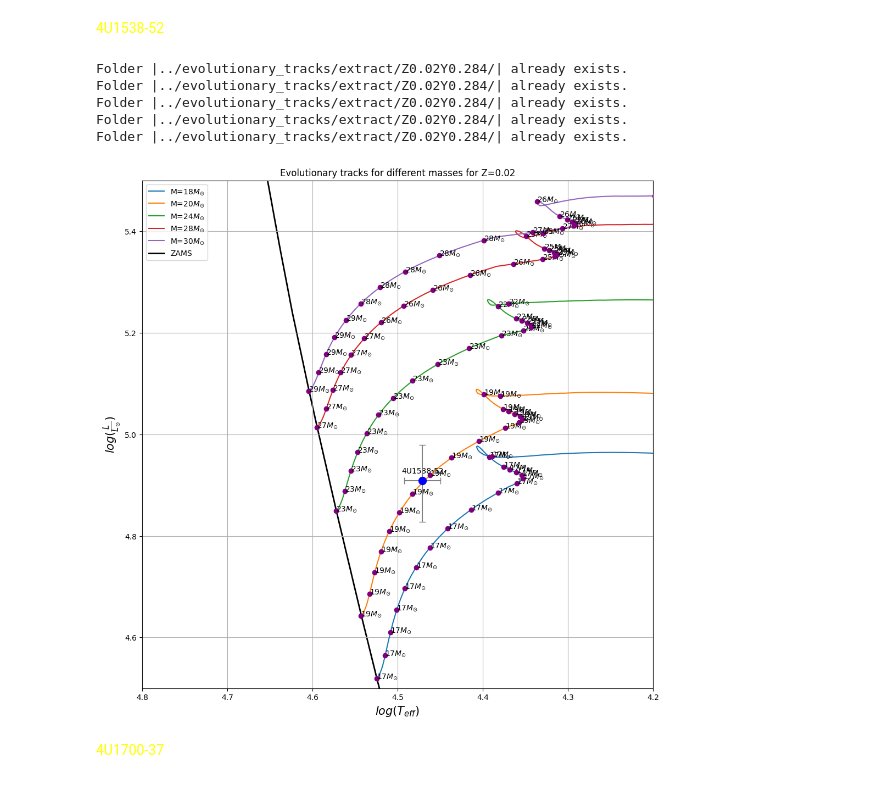
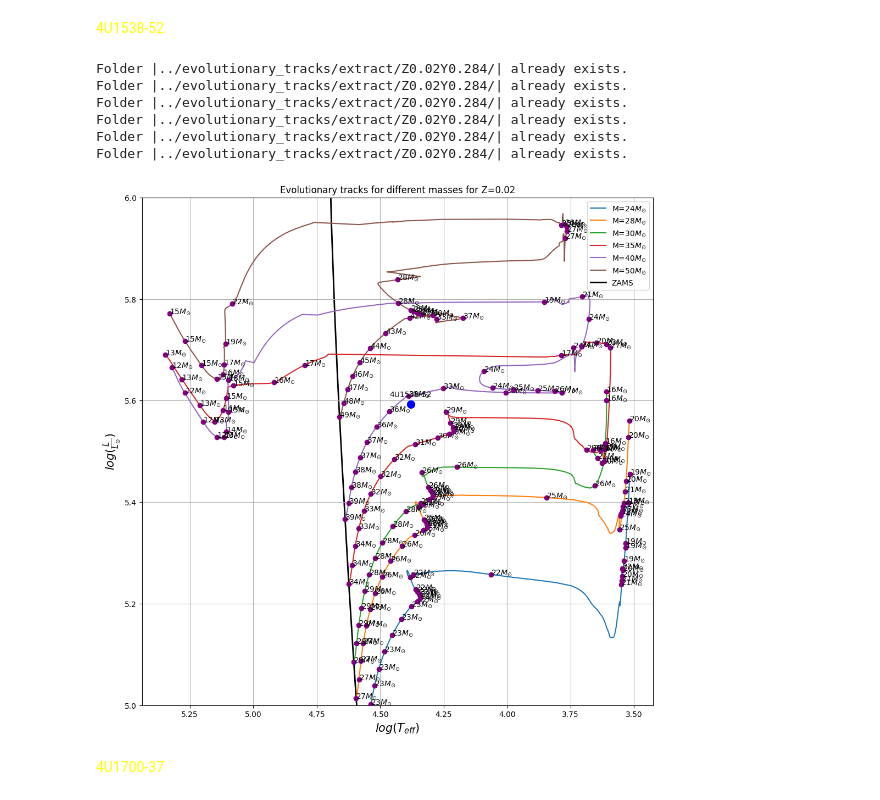
Before and after one commit to LvV210/MasterProject, a Jupyter notebook: HMXBparameters/Mass_determination_HRD.ipynb, the cells around one changed output. Drawn from its saved outputs; the diff is of its cells as text; code cells hidden in the pictures.

```diff
--- a/HMXBparameters/Mass_determination_HRD.ipynb
+++ b/HMXBparameters/Mass_determination_HRD.ipynb
@@ -14,4 +14,4 @@ from IPython.display import Markdown as md
 # %% [markdown]
 <font color='yellow'>Import stellar parameters</font>
 # %%
-df_MRL = pd.read_csv("../tables/results/ALLPARAMETERS.csv")
+df_MRL = pd.read_csv("../tables/results/ALLPARAMETERSfinal.csv")
@@ -380,14 +345,14 @@ Folder |../evolutionary_tracks/extract/Z0.02Y0.284/| already exists.
 # %%
 # Object
 id = '4U1538-52'
-logTeff_obj = df_MRL.loc[df_MRL['id'] == id, 'logTeff'].reset_index(drop=True).at[0]
-logTeff_err_obj = df_MRL.loc[df_MRL['id'] == id, 'logTeff_err'].reset_index(drop=True).at[0]
-logL_obj = df_MRL.loc[df_MRL['id']== id, 'logL_true/L_sun'].reset_index(drop=True).at[0]
-logL_err_obj = [[df_MRL.loc[df_MRL['id']== id, 'logL_true/L_sun_err_low'].reset_index(drop=True).at[0]], [df_MRL.loc[df_MRL['id']== id, 'logL_true/L_sun_err_high'].reset_index(drop=True).at[0]]]
+logTeff_obj = np.log10(df_MRL.loc[df_MRL['id'] == id, 'Teff_final'].reset_index(drop=True).at[0])
+logTeff_err_obj = 0 # df_MRL.loc[df_MRL['id'] == id, 'logTeff_err'].reset_index(drop=True).at[0]
+logL_obj = np.log10(df_MRL.loc[df_MRL['id']== id, 'LBV_final'].reset_index(drop=True).at[0])
+logL_err_obj = [[0], [0]] # [[df_MRL.loc[df_MRL['id']== id, 'logL_true/L_sun_err_low'].reset_index(drop=True).at[0]], [df_MRL.loc[df_MRL['id']== id, 'logL_true/L_sun_err_high'].reset_index(drop=True).at[0]]]
 
 # Evolutionary tracks for the following masses
 M_values_cen = [16, 18, 20, 24, 28, 30, 35, 40, 50, 55, 60, 65, 70, 80, 90, 95, 100]
-M_values_cen = [18, 20, 24, 28, 30]
+M_values_cen = [24, 28, 30, 35, 40, 50]
 M_values_cen = ['{:07.3f}'.format(m) for m in M_values_cen]
 
 # Plot evolutionary tracks
@@ -403,36 +368,37 @@ for M in M_values_cen:
     logT = [float(x) for x in logT]
 
     plt.plot(logT, logL, label=(f'M={int(float(M))}'+r'$M_{\odot}$'), zorder=2)
 
     for t in time_intervals(start_point= ZAMS_index, N_iterations=df.shape[0], N_intervals=30):
         M = df['MASS'][t]
         L = df['LOG_L'][t]
         T = df['LOG_TE'][t]
         plt.scatter([T], [L], color='purple', zorder=3)
         plt.annotate(f'{int(M)}' + r'$M_{\odot}$', (T, L))
 
 # Label object
 plt.annotate(id, (logTeff_obj, logL_obj), textcoords="offset points", xytext=(0,10), ha='center')
 
 plt.plot(T_ZAMS, L_ZAMS, label='ZAMS', color='black', linewidth=2, zorder=1)
 plt.errorbar([logTeff_obj], [logL_obj], yerr=logL_err_obj, xerr=[logTeff_err_obj], color='blue', ecolor='gray', capsize=4, zorder=4)
 plt.scatter([logTeff_obj], [logL_obj], linewidths=5, color='blue', zorder=5)
 plt.title(f'Evolutionary tracks for different masses for Z={ZY_values[0][0]}')
 plt.xlabel(r"$log(T_{eff})$", fontsize=15)
 plt.ylabel(r"$log(\frac{L}{L_{\odot}})$", fontsize=15)
-plt.ylim(4.5, 5.5)
-plt.xlim(4.2, 4.8)
+plt.ylim(5, 6)
+# plt.xlim(4.2, 4.8)
 plt.grid(True)
 plt.gca().invert_xaxis()
 plt.legend()
 plt.show()
 # %% [output]
 Folder |../evolutionary_tracks/extract/Z0.02Y0.284/| already exists.
 Folder |../evolutionary_tracks/extract/Z0.02Y0.284/| already exists.
 Folder |../evolutionary_tracks/extract/Z0.02Y0.284/| already exists.
 Folder |../evolutionary_tracks/extract/Z0.02Y0.284/| already exists.
 Folder |../evolutionary_tracks/extract/Z0.02Y0.284/| already exists.
+Folder |../evolutionary_tracks/extract/Z0.02Y0.284/| already exists.
-[figure, old version]
+[figure, new version]
 # %% [markdown]
 <font color='yellow'>4U1700-37</font>
 # %%
```
Also changed, not shown: parts of 9 cells of this notebook, 2 other files.
